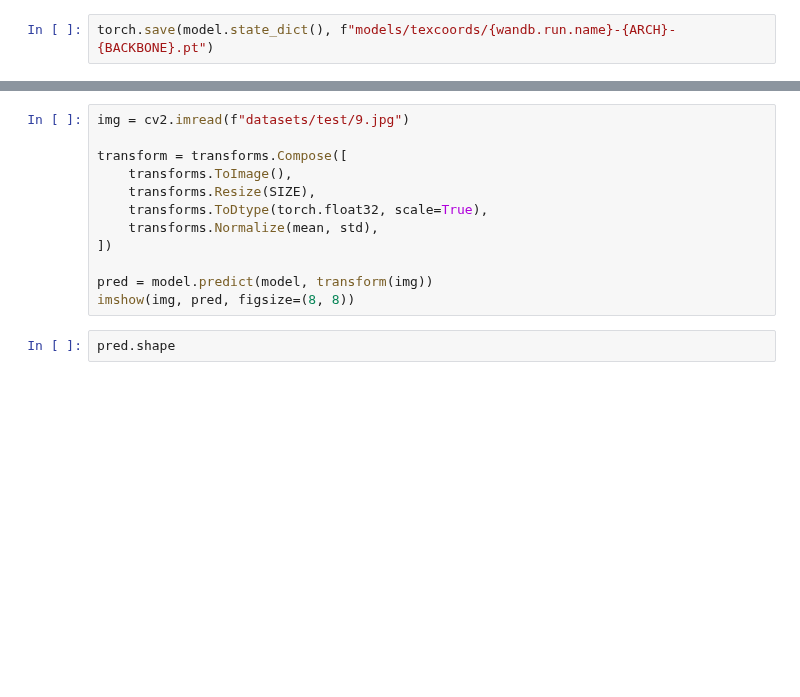
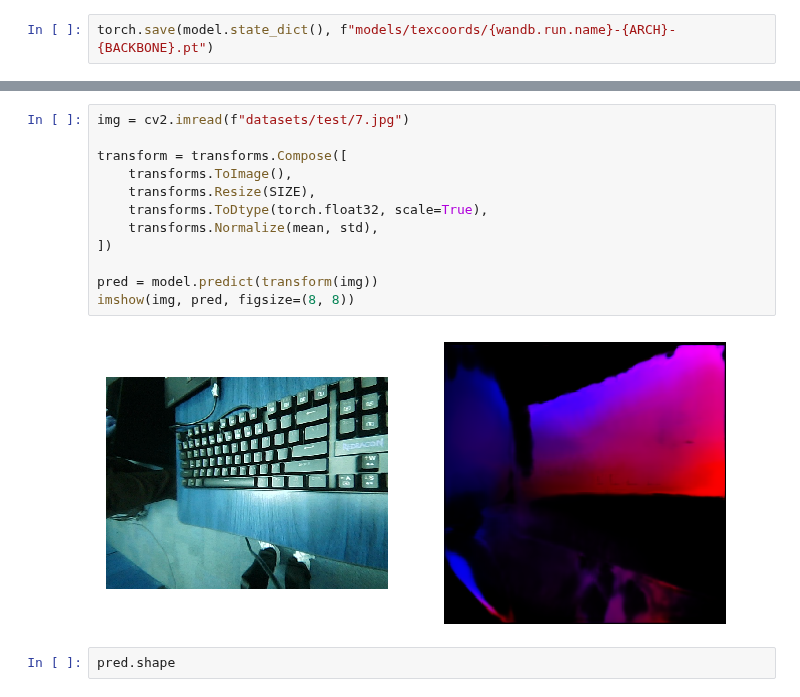
Before and after one commit to umrover/keyboard-detection, a Jupyter notebook: models/key-texcoords-UNet.ipynb, the cells around one changed output, grey strips where cells are left out. Cells and saved outputs as stored; diff of their text form; blank space fills up the shorter version.

```diff
--- a/models/key-texcoords-UNet.ipynb
+++ b/models/key-texcoords-UNet.ipynb
@@ -108,14 +201,16 @@ tensor(-1.1417) tensor(2.9633)
 # %%
-img = cv2.imread(f"datasets/test/9.jpg")
+img = cv2.imread(f"datasets/test/7.jpg")
 
 transform = transforms.Compose([
     transforms.ToImage(),
     transforms.Resize(SIZE),
     transforms.ToDtype(torch.float32, scale=True),
     transforms.Normalize(mean, std),
 ])
 
-pred = model.predict(model, transform(img))
+pred = model.predict(transform(img))
 imshow(img, pred, figsize=(8, 8))
+# %% [output]
+[figure, added]
 # %%
 pred.shape
```
Also changed, not shown: parts of 13 cells of this notebook, 4 other files.
